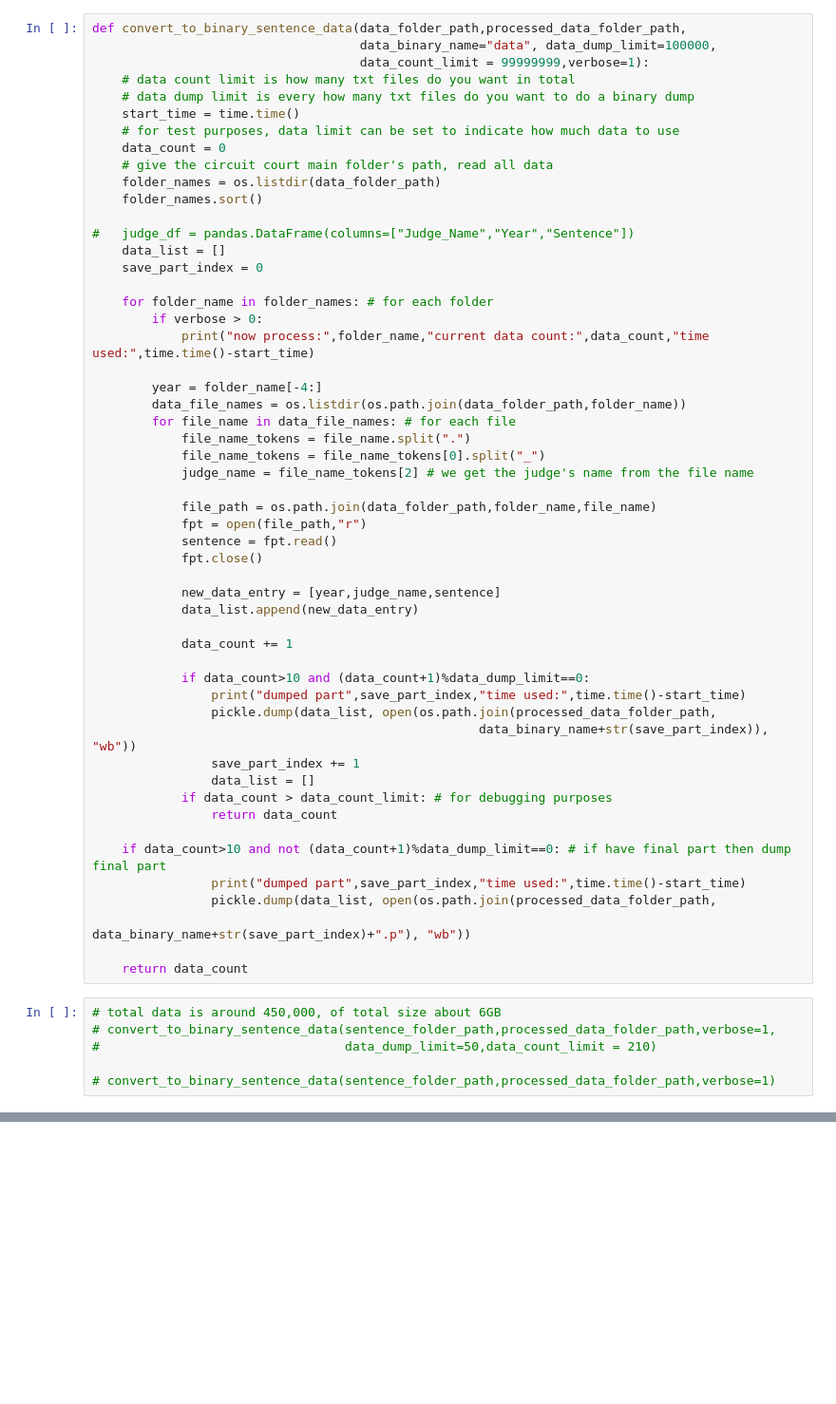
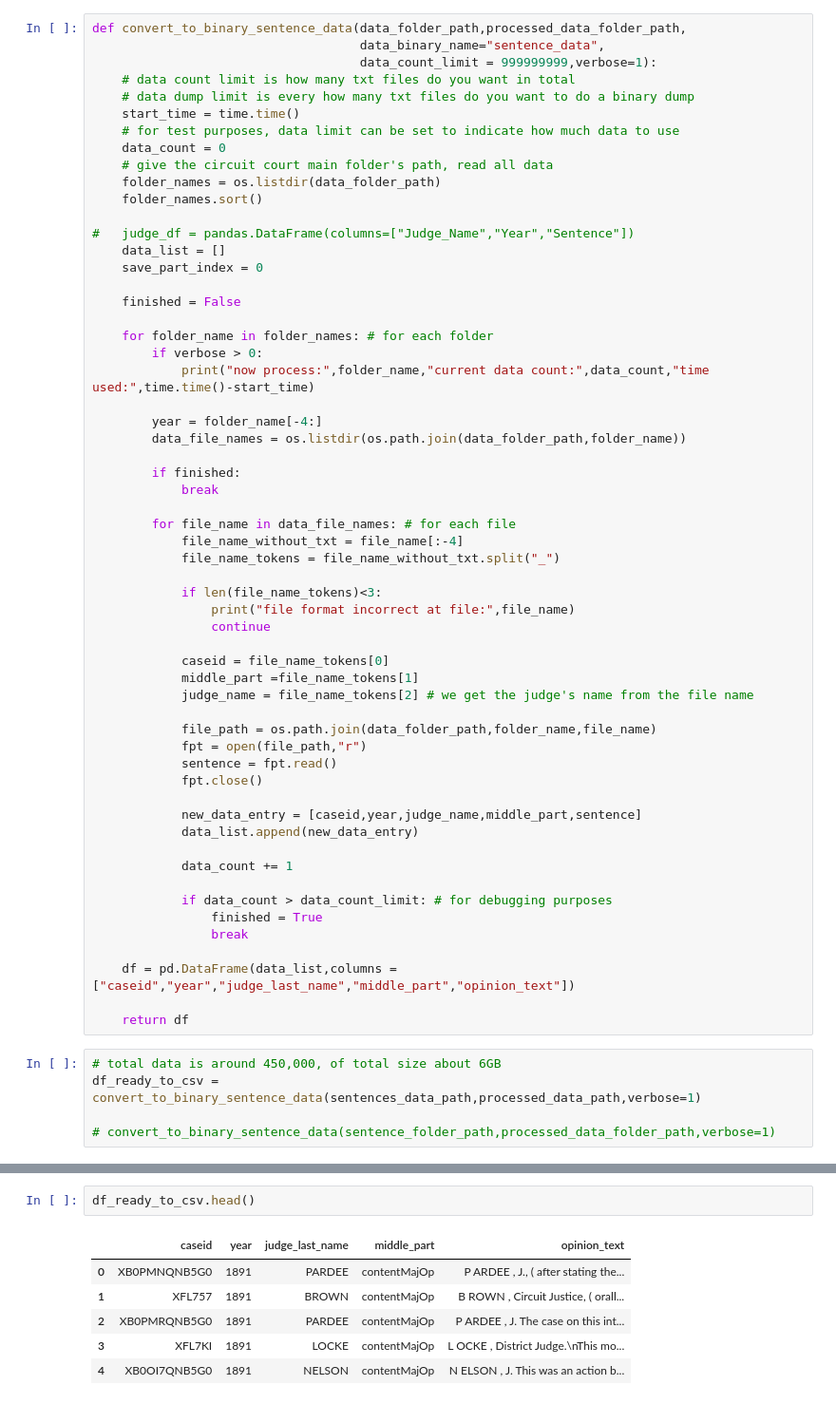
Before and after one commit to watchernyu/judge_embedding, a Jupyter notebook: preprocessing.ipynb, the cells around one changed output, grey strips where cells are left out. Shown: that part at 95% size. Cells and saved outputs as stored; diff of their text form; blank space fills up the shorter version.

Commit message:
sentences preprocessing finished, trials file added for quick check on data

```diff
--- a/preprocessing.ipynb
+++ b/preprocessing.ipynb
@@ -10,7 +15,7 @@ processed_data_folder_path = "processed_data"
 # %%
 def convert_to_binary_sentence_data(data_folder_path,processed_data_folder_path,
-                                    data_binary_name="data", data_dump_limit=100000,
-                                    data_count_limit = 99999999,verbose=1):
+                                    data_binary_name="sentence_data",
+                                    data_count_limit = 999999999,verbose=1):
     # data count limit is how many txt files do you want in total
     # data dump limit is every how many txt files do you want to do a binary dump
     start_time = time.time()
@@ -24,15 +29,28 @@ def convert_to_binary_sentence_data(data_folder_path,processed_data_folder_path,
     data_list = []
     save_part_index = 0
 
+    finished = False
+
     for folder_name in folder_names: # for each folder
         if verbose > 0:
             print("now process:",folder_name,"current data count:",data_count,"time used:",time.time()-start_time)
 
         year = folder_name[-4:]
         data_file_names = os.listdir(os.path.join(data_folder_path,folder_name))
+
+        if finished:
+            break
+
         for file_name in data_file_names: # for each file
-            file_name_tokens = file_name.split(".")
-            file_name_tokens = file_name_tokens[0].split("_")
+            file_name_without_txt = file_name[:-4]
+            file_name_tokens = file_name_without_txt.split("_")
+
+            if len(file_name_tokens)<3:
+                print("file format incorrect at file:",file_name)
+                continue
+
+            caseid = file_name_tokens[0]
+            middle_part =file_name_tokens[1]
             judge_name = file_name_tokens[2] # we get the judge's name from the file name
 
             file_path = os.path.join(data_folder_path,folder_name,file_name)
@@ -40,30 +58,21 @@ def convert_to_binary_sentence_data(data_folder_path,processed_data_folder_path,
             sentence = fpt.read()
             fpt.close()
 
-            new_data_entry = [year,judge_name,sentence]
+            new_data_entry = [caseid,year,judge_name,middle_part,sentence]
             data_list.append(new_data_entry)
 
             data_count += 1
 
-            if data_count>10 and (data_count+1)%data_dump_limit==0:
-                print("dumped part",save_part_index,"time used:",time.time()-start_time)
-                pickle.dump(data_list, open(os.path.join(processed_data_folder_path,
-                                                    data_binary_name+str(save_part_index)), "wb"))
-                save_part_index += 1
-                data_list = []
             if data_count > data_count_limit: # for debugging purposes
-                return data_count
+                finished = True
+                break
 
-    if data_count>10 and not (data_count+1)%data_dump_limit==0: # if have final part then dump final part
-                print("dumped part",save_part_index,"time used:",time.time()-start_time)
-                pickle.dump(data_list, open(os.path.join(processed_data_folder_path,
-                                                    data_binary_name+str(save_part_index)+".p"), "wb"))
+    df = pd.DataFrame(data_list,columns = ["caseid","year","judge_last_name","middle_part","opinion_text"])
 
-    return data_count
+    return df
 # %%
 # total data is around 450,000, of total size about 6GB
-# convert_to_binary_sentence_data(sentence_folder_path,processed_data_folder_path,verbose=1,
-#                                 data_dump_limit=50,data_count_limit = 210)
+df_ready_to_csv = convert_to_binary_sentence_data(sentences_data_path,processed_data_path,verbose=1)
 
 # convert_to_binary_sentence_data(sentence_folder_path,processed_data_folder_path,verbose=1)
 # %% [output]
@@ -110,0 +96,9 @@ data_df
+# %%
+df_ready_to_csv.head()
+# %% [output]
+|  | caseid | year | judge_last_name | middle_part | opinion_text |
+| 0 | XB0PMNQNB5G0 | 1891 | PARDEE | contentMajOp | P ARDEE , J., ( after stating the... |
+| 1 | XFL757 | 1891 | BROWN | contentMajOp | B ROWN , Circuit Justice, ( orall... |
+| 2 | XB0PMRQNB5G0 | 1891 | PARDEE | contentMajOp | P ARDEE , J. The case on this int... |
+| 3 | XFL7KI | 1891 | LOCKE | contentMajOp | L OCKE , District Judge.\nThis mo... |
+| 4 | XB0OI7QNB5G0 | 1891 | NELSON | contentMajOp | N ELSON , J. This was an action b... |
```
Also changed, not shown: parts of 6 cells of this notebook, 1 other file.
